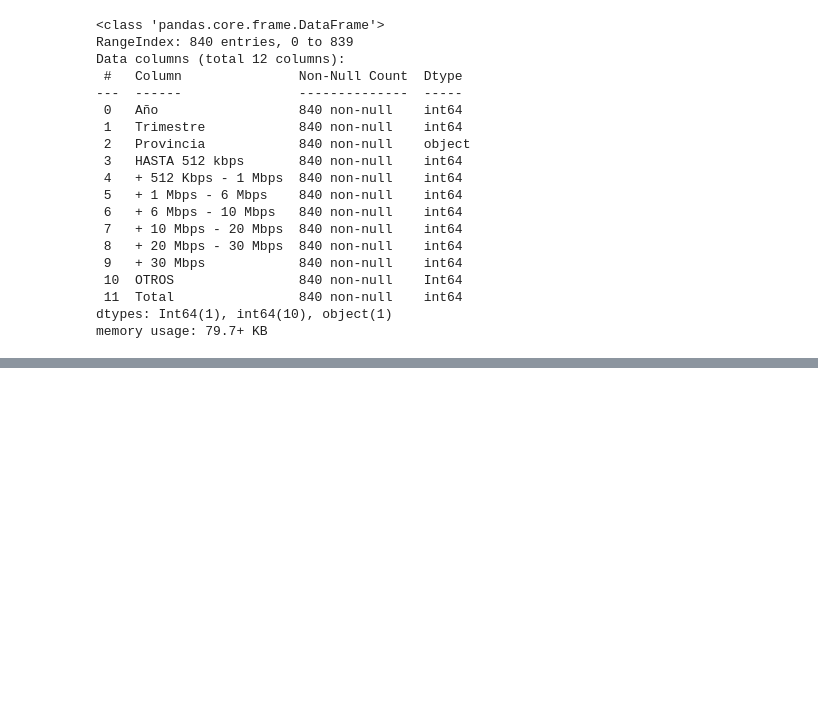
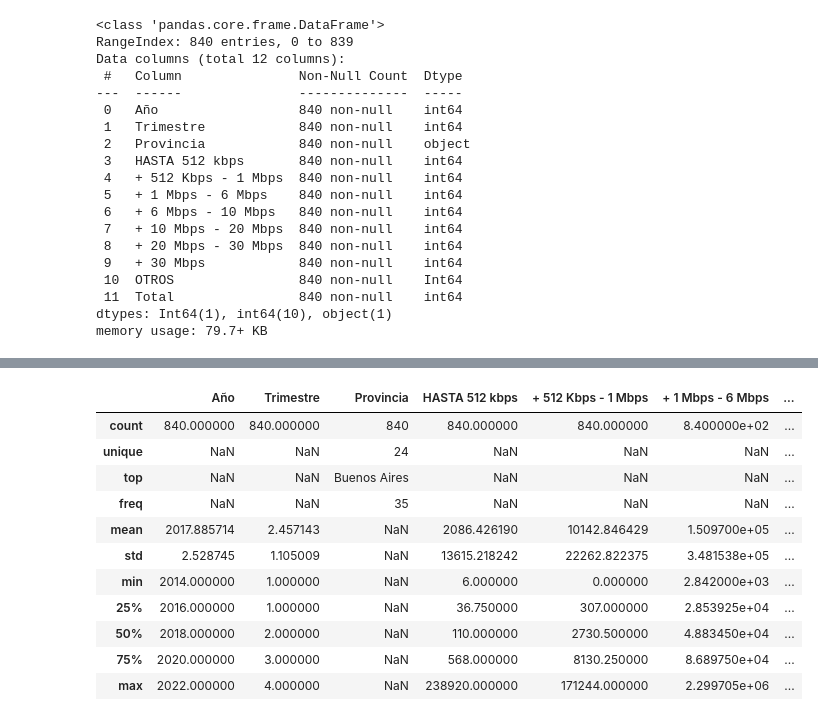
Before and after one commit to Lucaramallo/Empresa_telecomunicaciones, a Jupyter notebook: ETLs/ETL_tipo_tecn_y_velocidad_de_conexiones_inter_fijo.ipynb, the cells around one changed output, grey strips where cells are left out. Saved outputs shown, nothing was run; the diff lists cells and outputs as text; code cells hidden in the pictures; blank space fills up the shorter version.

```diff
--- a/ETLs/ETL_tipo_tecn_y_velocidad_de_conexiones_inter_fijo.ipynb
+++ b/ETLs/ETL_tipo_tecn_y_velocidad_de_conexiones_inter_fijo.ipynb
@@ -45,0 +99,15 @@ memory usage: 79.7+ KB
+# %%
+df_rangos_de_vel.describe(include='all')
+# %% [output]
+|  | Año | Trimestre | Provincia | HASTA 512 kbps | + 512 Kbps - 1 Mbps | + 1 Mbps - 6 Mbps | ... |
+| count | 840.000000 | 840.000000 | 840 | 840.000000 | 840.000000 | 8.400000e+02 | ... |
+| unique | NaN | NaN | 24 | NaN | NaN | NaN | ... |
+| top | NaN | NaN | Buenos Aires | NaN | NaN | NaN | ... |
+| freq | NaN | NaN | 35 | NaN | NaN | NaN | ... |
+| mean | 2017.885714 | 2.457143 | NaN | 2086.426190 | 10142.846429 | 1.509700e+05 | ... |
+| std | 2.528745 | 1.105009 | NaN | 13615.218242 | 22262.822375 | 3.481538e+05 | ... |
+| min | 2014.000000 | 1.000000 | NaN | 6.000000 | 0.000000 | 2.842000e+03 | ... |
+| 25% | 2016.000000 | 1.000000 | NaN | 36.750000 | 307.000000 | 2.853925e+04 | ... |
+| 50% | 2018.000000 | 2.000000 | NaN | 110.000000 | 2730.500000 | 4.883450e+04 | ... |
+| 75% | 2020.000000 | 3.000000 | NaN | 568.000000 | 8130.250000 | 8.689750e+04 | ... |
+| max | 2022.000000 | 4.000000 | NaN | 238920.000000 | 171244.000000 | 2.299705e+06 | ... |
```
Also changed, not shown: parts of 16 cells of this notebook, 1 other file.
